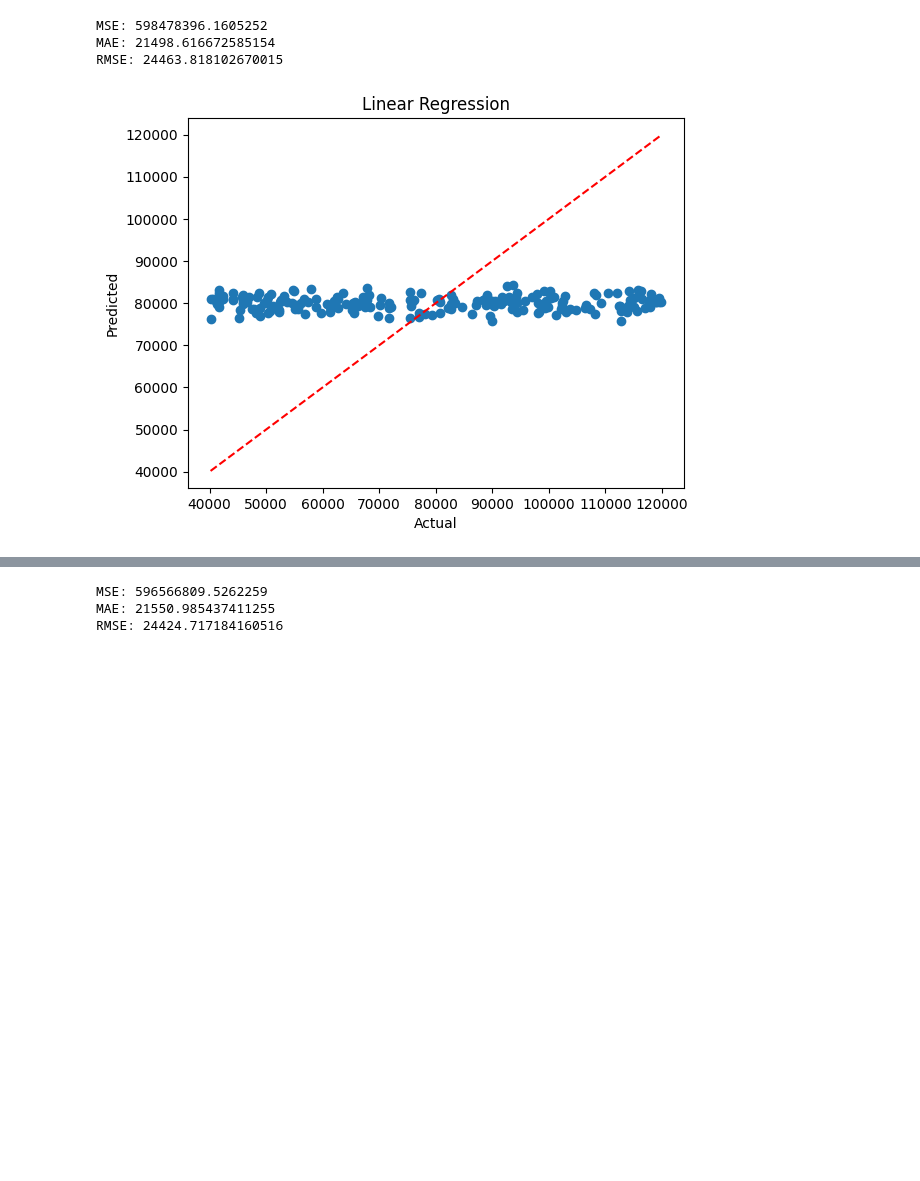
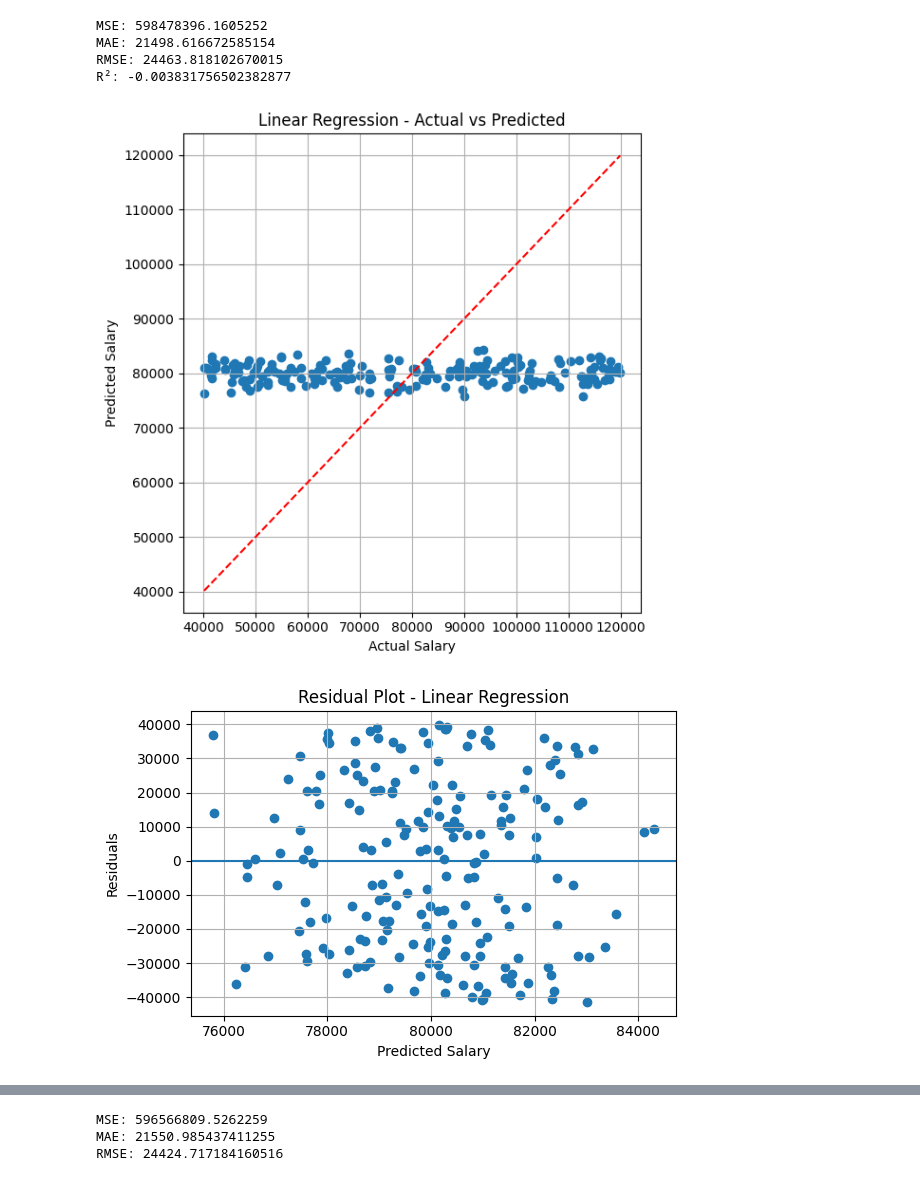
Before and after one commit to satyam06050/Advance-Programming-lab, a Jupyter notebook: LAB 10/solution.ipynb, the cells around one changed output, grey strips where cells are left out. Cells and saved outputs as stored; diff of their text form; code cells hidden in the pictures; blank space fills up the shorter version.

```diff
--- a/LAB 10/solution.ipynb
+++ b/LAB 10/solution.ipynb
@@ -17,25 +17,61 @@ X_train, X_test, y_train, y_test = train_test_split(X, y, test_size=0.2, random_
 # %%
 # Linear Regression
 from sklearn.linear_model import LinearRegression
+from sklearn.metrics import mean_squared_error, mean_absolute_error, r2_score
+import numpy as np
+import matplotlib.pyplot as plt
 
+# Train model
 model = LinearRegression()
 model.fit(X_train, y_train)
+
+# Predict
 y_pred = model.predict(X_test)
-print("MSE:", mean_squared_error(y_test, y_pred))
-print("MAE:", mean_absolute_error(y_test, y_pred))
-print("RMSE:", np.sqrt(mean_squared_error(y_test, y_pred)))
+
+# Evaluation Metrics
+mse = mean_squared_error(y_test, y_pred)
+mae = mean_absolute_error(y_test, y_pred)
+rmse = np.sqrt(mse)
+r2 = r2_score(y_test, y_pred)
+
+print("MSE:", mse)
+print("MAE:", mae)
+print("RMSE:", rmse)
+print("R²:", r2)
+
+# Actual vs Predicted Plot
+plt.figure(figsize=(6,6))
 plt.scatter(y_test, y_pred)
-plt.plot([y_test.min(), y_test.max()], [y_test.min(), y_test.max()], 'r--')
-plt.xlabel('Actual')
-plt.ylabel('Predicted')
-plt.title('Linear Regression')
-print("R²:", r2_score(y_test, y_pred))
+plt.plot([y_test.min(), y_test.max()],
+         [y_test.min(), y_test.max()],
+         'r--')
+
+plt.xlabel('Actual Salary')
+plt.ylabel('Predicted Salary')
+plt.title('Linear Regression - Actual vs Predicted')
+plt.grid(True)
+plt.tight_layout()
 plt.show()
+
+# Residual Plot (Recommended)
+residuals = y_test - y_pred
+
+plt.figure(figsize=(6,4))
+plt.scatter(y_pred, residuals)
+plt.axhline(0)
+plt.xlabel("Predicted Salary")
+plt.ylabel("Residuals")
+plt.title("Residual Plot - Linear Regression")
+plt.grid(True)
+plt.tight_layout()
+plt.show()
 # %% [output]
 MSE: 598478396.1605252
 MAE: 21498.616672585154
 RMSE: 24463.818102670015
+R²: -0.003831756502382877
-[figure, old version]
+[figure, new version]
+[figure, added]
 # %%
 # Polynomial Regression
 from sklearn.preprocessing import PolynomialFeatures
```
Also changed, not shown: parts of 6 cells of this notebook, 11 other files.
